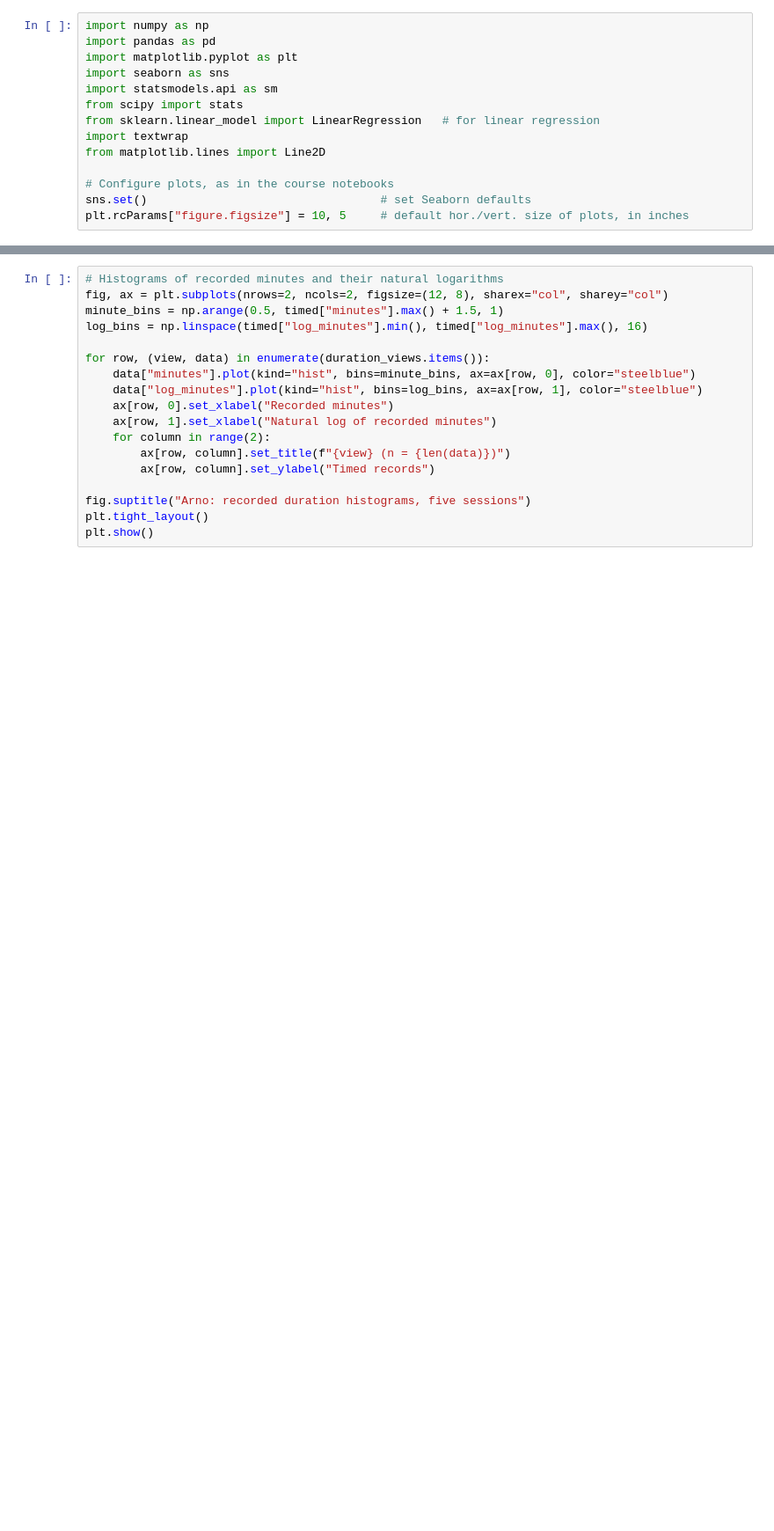
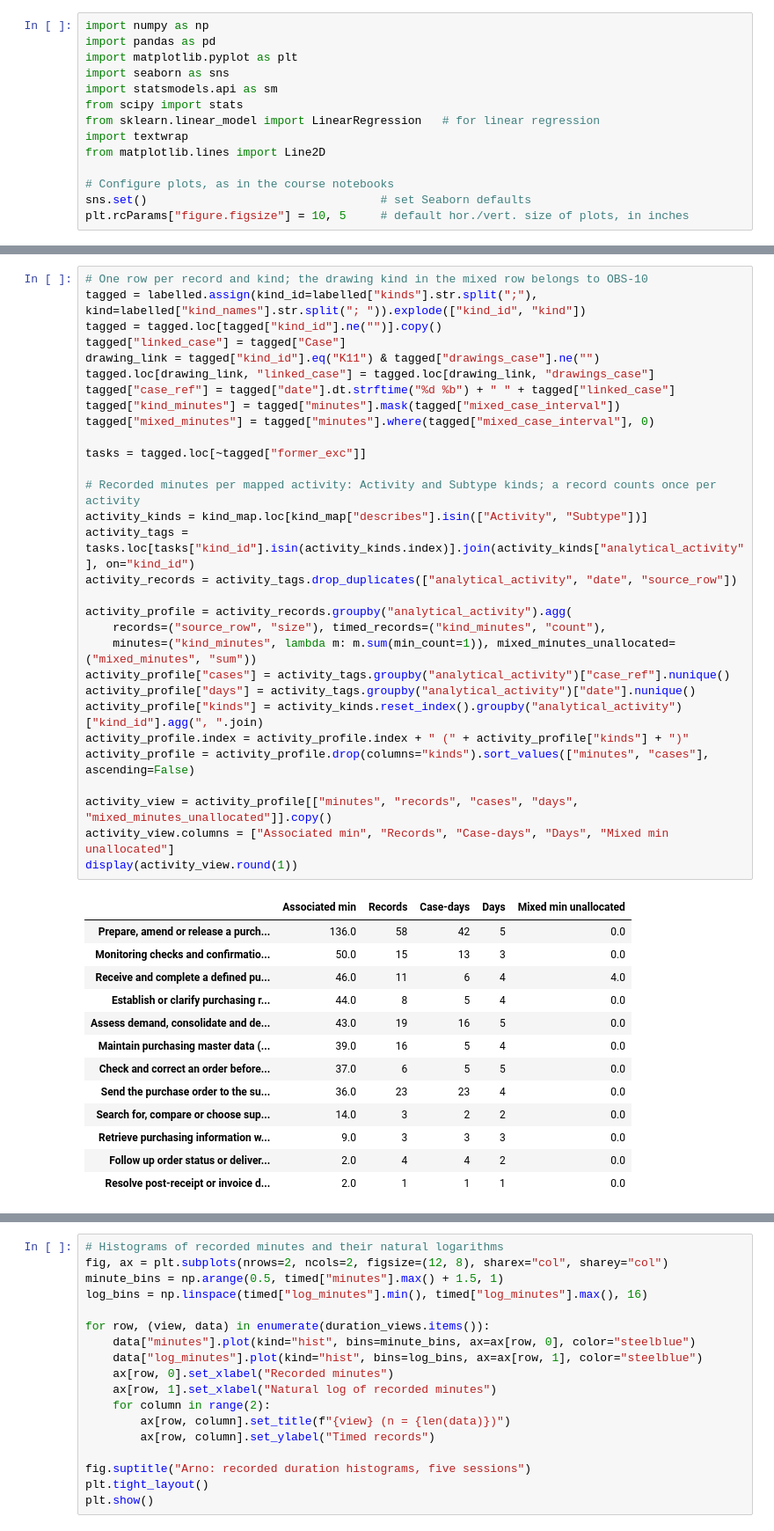
Before and after one commit to Luuuuuig/Bachelor-End-Project, a Jupyter notebook: Arno_Analysis_2026_10_02.ipynb, the cells around one changed output, grey strips where cells are left out. Shown at 88% size. Saved outputs shown, nothing was run; the diff lists cells and outputs as text; blank space fills up the shorter version.

```diff
--- a/Arno_Analysis_2026_10_02.ipynb
+++ b/Arno_Analysis_2026_10_02.ipynb
@@ -2146,0 +254,44 @@ Name: minutes, dtype: float64
+# %%
+# One row per record and kind; the drawing kind in the mixed row belongs to OBS-10
+tagged = labelled.assign(kind_id=labelled["kinds"].str.split(";"), kind=labelled["kind_names"].str.split("; ")).explode(["kind_id", "kind"])
+tagged = tagged.loc[tagged["kind_id"].ne("")].copy()
+tagged["linked_case"] = tagged["Case"]
+drawing_link = tagged["kind_id"].eq("K11") & tagged["drawings_case"].ne("")
+tagged.loc[drawing_link, "linked_case"] = tagged.loc[drawing_link, "drawings_case"]
+tagged["case_ref"] = tagged["date"].dt.strftime("%d %b") + " " + tagged["linked_case"]
+tagged["kind_minutes"] = tagged["minutes"].mask(tagged["mixed_case_interval"])
+tagged["mixed_minutes"] = tagged["minutes"].where(tagged["mixed_case_interval"], 0)
+
+tasks = tagged.loc[~tagged["former_exc"]]
+
+# Recorded minutes per mapped activity: Activity and Subtype kinds; a record counts once per activity
+activity_kinds = kind_map.loc[kind_map["describes"].isin(["Activity", "Subtype"])]
+activity_tags = tasks.loc[tasks["kind_id"].isin(activity_kinds.index)].join(activity_kinds["analytical_activity"], on="kind_id")
+activity_records = activity_tags.drop_duplicates(["analytical_activity", "date", "source_row"])
+
+activity_profile = activity_records.groupby("analytical_activity").agg(
+    records=("source_row", "size"), timed_records=("kind_minutes", "count"),
+    minutes=("kind_minutes", lambda m: m.sum(min_count=1)), mixed_minutes_unallocated=("mixed_minutes", "sum"))
+activity_profile["cases"] = activity_tags.groupby("analytical_activity")["case_ref"].nunique()
+activity_profile["days"] = activity_tags.groupby("analytical_activity")["date"].nunique()
+activity_profile["kinds"] = activity_kinds.reset_index().groupby("analytical_activity")["kind_id"].agg(", ".join)
+activity_profile.index = activity_profile.index + " (" + activity_profile["kinds"] + ")"
+activity_profile = activity_profile.drop(columns="kinds").sort_values(["minutes", "cases"], ascending=False)
+
+activity_view = activity_profile[["minutes", "records", "cases", "days", "mixed_minutes_unallocated"]].copy()
+activity_view.columns = ["Associated min", "Records", "Case-days", "Days", "Mixed min unallocated"]
+display(activity_view.round(1))
+# %% [output]
+|  | Associated min | Records | Case-days | Days | Mixed min unallocated |
+| Prepare, amend or release a purch... | 136.0 | 58 | 42 | 5 | 0.0 |
+| Monitoring checks and confirmatio... | 50.0 | 15 | 13 | 3 | 0.0 |
+| Receive and complete a defined pu... | 46.0 | 11 | 6 | 4 | 4.0 |
+| Establish or clarify purchasing r... | 44.0 | 8 | 5 | 4 | 0.0 |
+| Assess demand, consolidate and de... | 43.0 | 19 | 16 | 5 | 0.0 |
+| Maintain purchasing master data (... | 39.0 | 16 | 5 | 4 | 0.0 |
+| Check and correct an order before... | 37.0 | 6 | 5 | 5 | 0.0 |
+| Send the purchase order to the su... | 36.0 | 23 | 23 | 4 | 0.0 |
+| Search for, compare or choose sup... | 14.0 | 3 | 2 | 2 | 0.0 |
+| Retrieve purchasing information w... | 9.0 | 3 | 3 | 3 | 0.0 |
+| Follow up order status or deliver... | 2.0 | 4 | 4 | 2 | 0.0 |
+| Resolve post-receipt or invoice d... | 2.0 | 1 | 1 | 1 | 0.0 |
```
Also changed, not shown: parts of 245 cells of this notebook, 1 other file.
